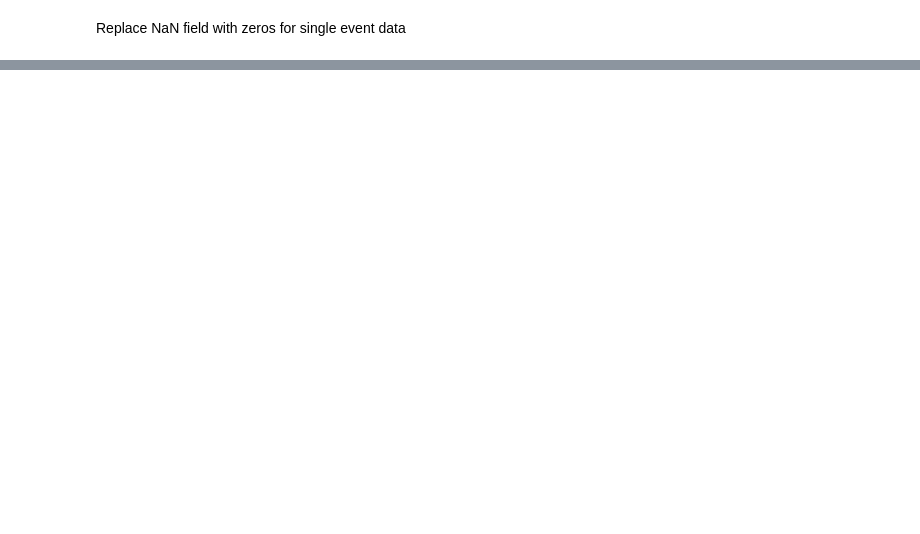
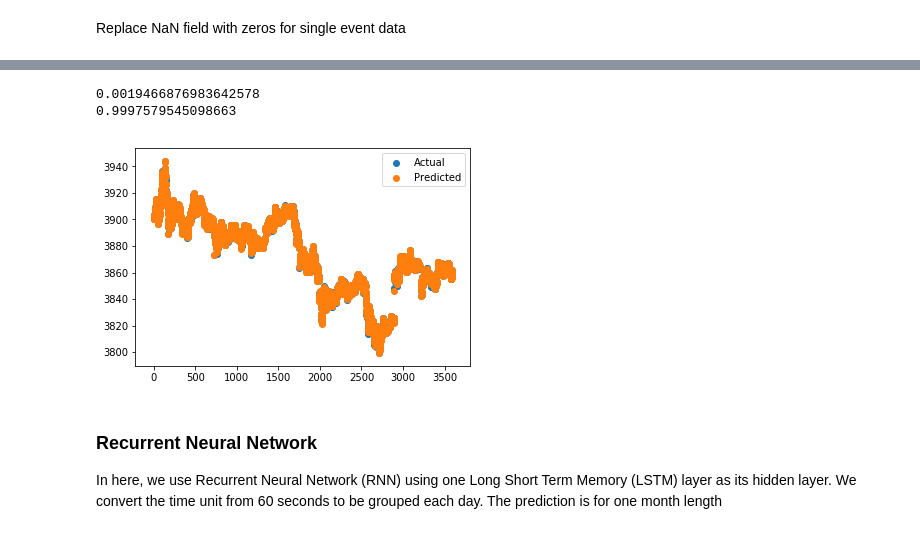
Before and after one commit to machine-learning-2018-2019-fasilkom-ui/ML-Tugas-Akhir, a Jupyter notebook: kernel.ipynb, the cells around one changed output, grey strips where cells are left out. Drawn from its saved outputs; the diff is of its cells as text; code cells hidden in the pictures; blank space fills up the shorter version.

```diff
--- a/kernel.ipynb
+++ b/kernel.ipynb
@@ -114,0 +326,23 @@ bc_history['Weighted_Price'].fillna(value=0, inplace=True)
+# %%
+linear_regression = LinearRegression(fit_intercept=True, n_jobs=0, normalize=False, copy_X=False)
+start = time.time()
+linear_regression.fit(X_train,y_train)
+end = time.time()
+print(end - start)
+predict = linear_regression.predict(X_test)
+print(linear_regression.score(X_test,y_test))
+
+y_len = range(len(y_test))
+y_act = y_test
+plt.scatter(y_len,y_act)
+plt.scatter(y_len,predict)
+plt.gca().legend(('Actual','Predicted'))
+plt.show()
+# %% [output]
+0.0019466876983642578
+0.9997579545098663
+[figure, added]
+# %% [markdown]
+### Recurrent Neural Network
+
+In here, we use Recurrent Neural Network (RNN) using one Long Short Term Memory (LSTM) layer as its hidden layer. We convert the time unit from 60 seconds to be grouped each day. The prediction is for one month length
```
Also changed, not shown: parts of 24 cells of this notebook.
